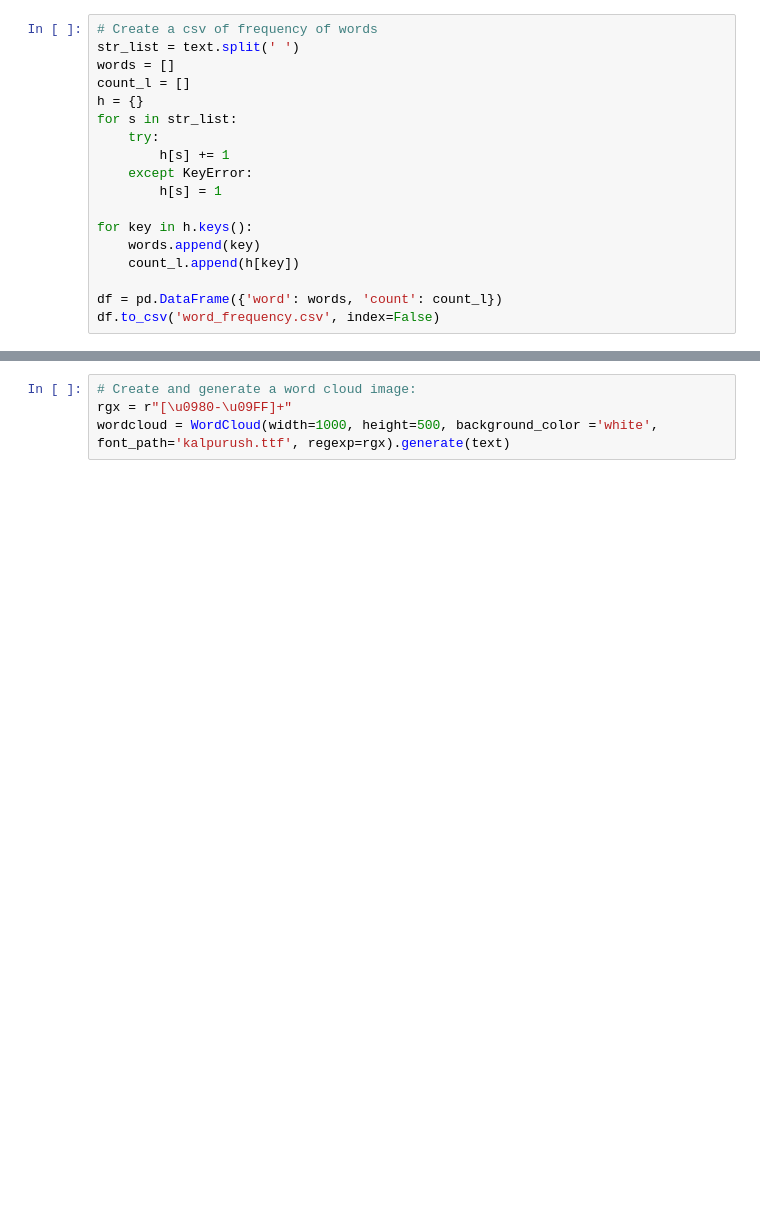
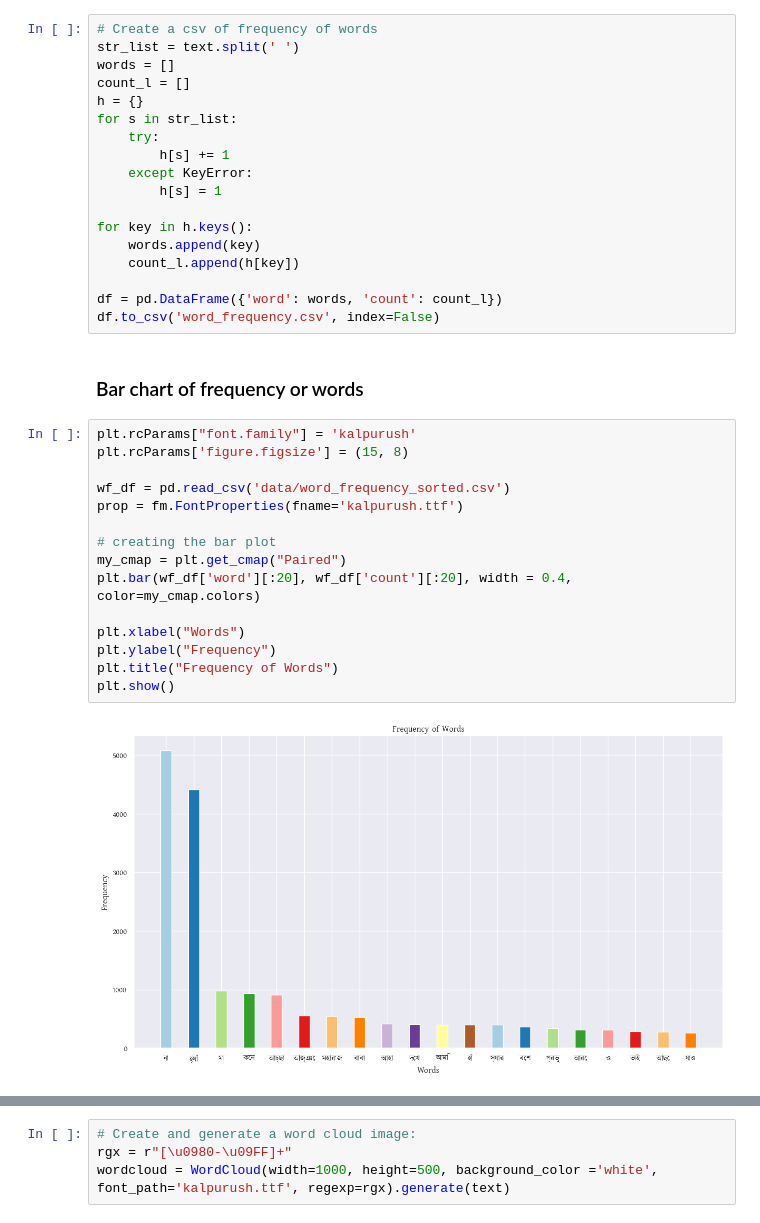
Before and after one commit to MShafquat/Bangla-Next-Word-and-Text-Sequence-Prediction, a Jupyter notebook: data-visualization/text_eda.ipynb, the cells around one changed output, grey strips where cells are left out. Cells and saved outputs as stored; diff of their text form; blank space fills up the shorter version.

Commit message:
creating figure of frequency of words

```diff
--- a/data-visualization/text_eda.ipynb
+++ b/data-visualization/text_eda.ipynb
@@ -208,3 +214,22 @@ for key in h.keys():
 
 df = pd.DataFrame({'word': words, 'count': count_l})
 df.to_csv('word_frequency.csv', index=False)
+# %% [markdown]
+### Bar chart of frequency or words
+# %%
+plt.rcParams["font.family"] = 'kalpurush'
+plt.rcParams['figure.figsize'] = (15, 8)
+
+wf_df = pd.read_csv('data/word_frequency_sorted.csv')
+prop = fm.FontProperties(fname='kalpurush.ttf')
+
+# creating the bar plot
+my_cmap = plt.get_cmap("Paired")
+plt.bar(wf_df['word'][:20], wf_df['count'][:20], width = 0.4, color=my_cmap.colors)
+
+plt.xlabel("Words")
+plt.ylabel("Frequency")
+plt.title("Frequency of Words")
+plt.show()
+# %% [output]
+[figure, added]
```
Also changed, not shown: parts of 16 cells of this notebook, 1 other file.
